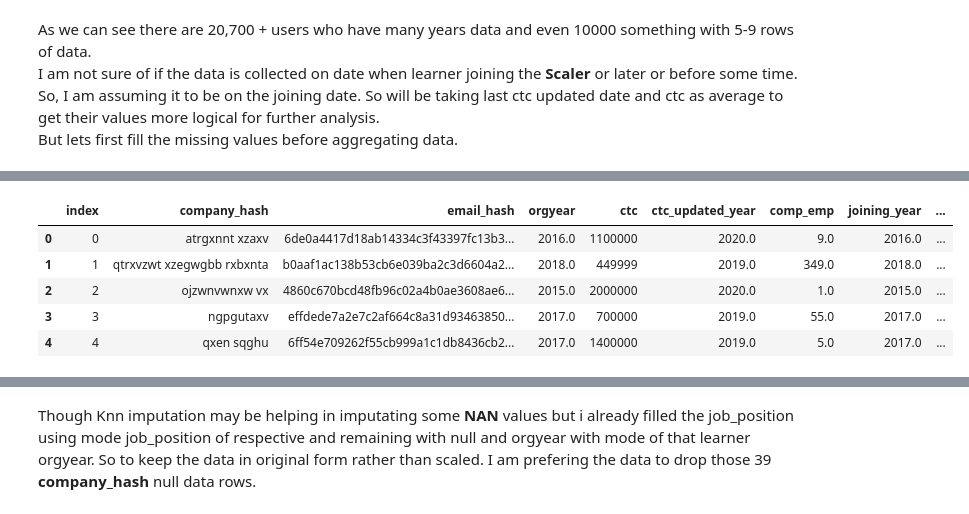
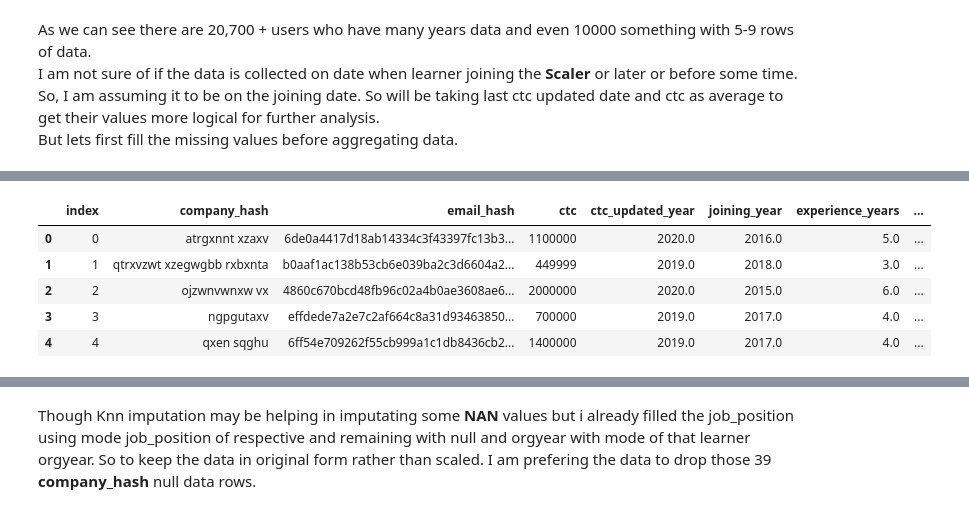
Before and after one commit to shamabansal17/Mapping-Learner-Career-Archetypes, a Jupyter notebook: Scaler_clustering_shama.ipynb, the cells around one changed output, grey strips where cells are left out. Drawn from its saved outputs; the diff is of its cells as text; code cells hidden in the pictures.

```diff
--- a/Scaler_clustering_shama.ipynb
+++ b/Scaler_clustering_shama.ipynb
@@ -727,0 +856,8 @@ But lets first fill the missing values before aggregating data.
+# %%
+# @title *Treating Outliers*
+df_new['ctc']=np.clip(df_new['ctc'],np.quantile(df_new['ctc'],0.01),np.quantile(df_new['ctc'],0.99))
+
+sns.boxplot(df_new['ctc'])
+plt.title('Distribution of CTC')
+plt.ylabel('CTC amount')
+plt.show()
@@ -727,0 +917,3 @@ But lets first fill the missing values before aggregating data.
+# %%
+df_new['ctc_updated_year'] = df_new.apply(lambda x: x['joining_year'] if x['ctc_updated_year'] <
+                    x['joining_year'] else x['ctc_updated_year'], axis=1)
@@ -727,0 +922,3 @@ But lets first fill the missing values before aggregating data.
+# %%
+df_new['experience_years']=df_new['ctc_updated_year']-df_new['joining_year']
+df_new['experience_years'].value_counts().sort_index()
@@ -727,0 +962,4 @@ But lets first fill the missing values before aggregating data.
+# %%
+df_new = df_new.sort_values(by=['email_hash', 'ctc_updated_year','ctc'])
+df_new['promotion_status'] = df_new.groupby('email_hash')['ctc'].diff().gt(0).fillna(False).astype('int')
+df_new
@@ -745,16 +1050,15 @@ dff
 # %%
 le=LabelEncoder()
 dff['job_category_label']=le.fit_transform(dff['job_category'])
-dff['job_category_freq']=dff['job_category'].map(dff['job_category'].value_counts())
 dff.drop(columns=['job_category'],inplace=True)
 dff.head()
 # %% [output]
-|  | index | company_hash | email_hash | orgyear | ctc | ctc_updated_year | comp_emp | joining_year | ... |
-| 0 | 0 | atrgxnnt xzaxv | 6de0a4417d18ab14334c3f43397fc13b3... | 2016.0 | 1100000 | 2020.0 | 9.0 | 2016.0 | ... |
-| 1 | 1 | qtrxvzwt xzegwgbb rxbxnta | b0aaf1ac138b53cb6e039ba2c3d6604a2... | 2018.0 | 449999 | 2019.0 | 349.0 | 2018.0 | ... |
-| 2 | 2 | ojzwnvwnxw vx | 4860c670bcd48fb96c02a4b0ae3608ae6... | 2015.0 | 2000000 | 2020.0 | 1.0 | 2015.0 | ... |
-| 3 | 3 | ngpgutaxv | effdede7a2e7c2af664c8a31d93463850... | 2017.0 | 700000 | 2019.0 | 55.0 | 2017.0 | ... |
-| 4 | 4 | qxen sqghu | 6ff54e709262f55cb999a1c1db8436cb2... | 2017.0 | 1400000 | 2019.0 | 5.0 | 2017.0 | ... |
+|  | index | company_hash | email_hash | ctc | ctc_updated_year | joining_year | experience_years | ... |
+| 0 | 0 | atrgxnnt xzaxv | 6de0a4417d18ab14334c3f43397fc13b3... | 1100000 | 2020.0 | 2016.0 | 5.0 | ... |
+| 1 | 1 | qtrxvzwt xzegwgbb rxbxnta | b0aaf1ac138b53cb6e039ba2c3d6604a2... | 449999 | 2019.0 | 2018.0 | 3.0 | ... |
+| 2 | 2 | ojzwnvwnxw vx | 4860c670bcd48fb96c02a4b0ae3608ae6... | 2000000 | 2020.0 | 2015.0 | 6.0 | ... |
+| 3 | 3 | ngpgutaxv | effdede7a2e7c2af664c8a31d93463850... | 700000 | 2019.0 | 2017.0 | 4.0 | ... |
+| 4 | 4 | qxen sqghu | 6ff54e709262f55cb999a1c1db8436cb2... | 1400000 | 2019.0 | 2017.0 | 4.0 | ... |
 # %%
 pipe=Pipeline([('scaler', StandardScaler()), ('imputer', KNNImputer(n_neighbors=5))])
 dff_knn=pd.DataFrame(pipe.fit_transform(dff.drop(columns=['email_hash','company_hash'])),columns=dff.columns.difference(['email_hash','company_hash']))
```
Also changed, not shown: parts of 168 cells of this notebook.
